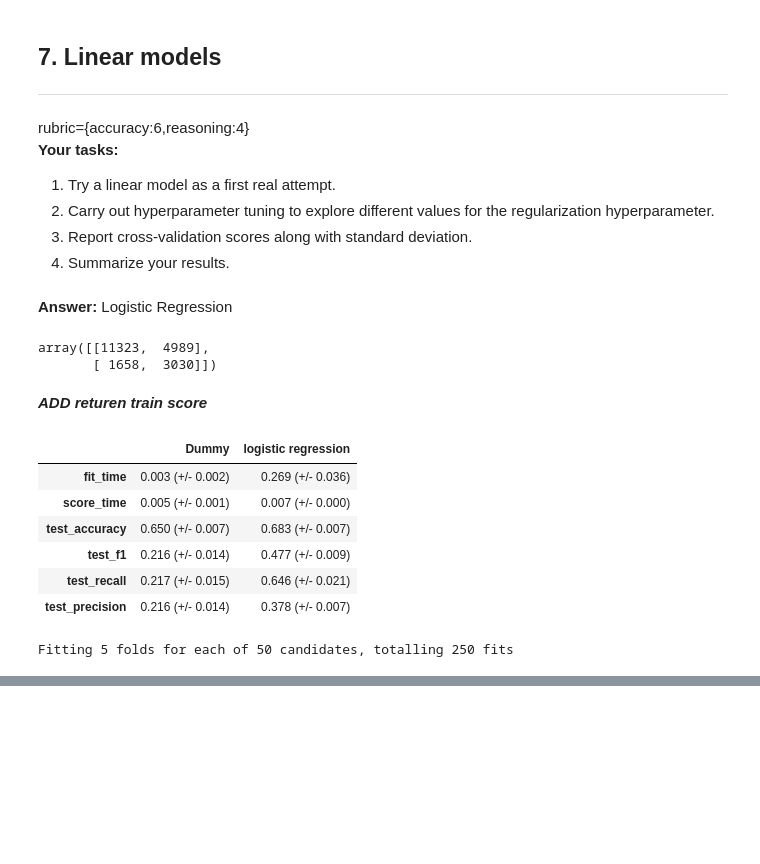
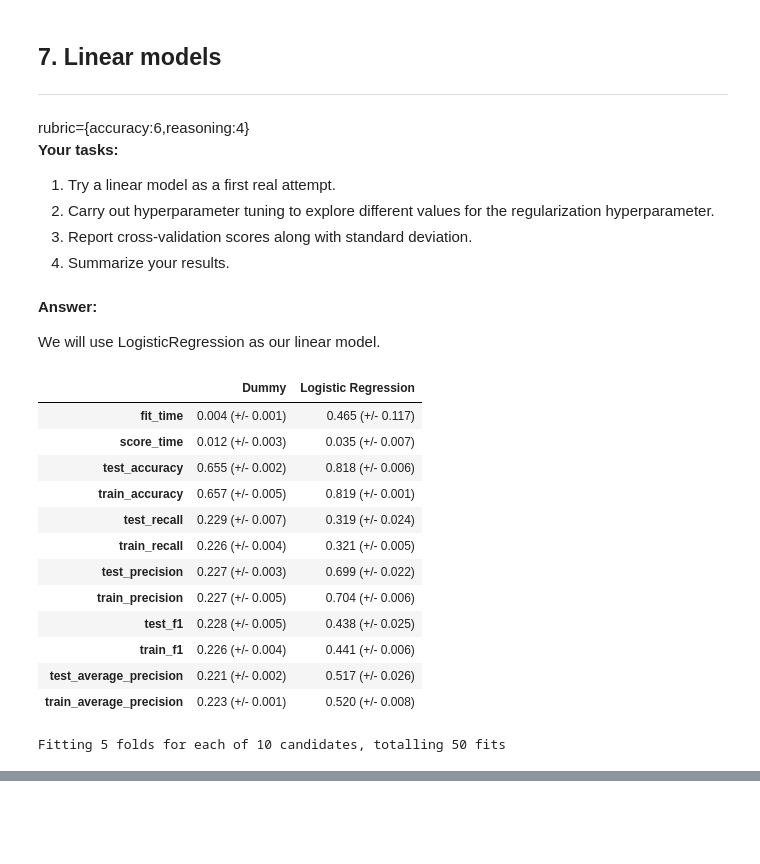
Before and after one commit to nobbynguyen/573Lab4_Classification_Group-GSN, a Jupyter notebook: lab4.ipynb, the cells around one changed output, grey strips where cells are left out. Drawn from its saved outputs; the diff is of its cells as text; code cells hidden in the pictures; blank space fills up the shorter version.

```diff
--- a/lab4.ipynb
+++ b/lab4.ipynb
@@ -560,5 +548,3 @@ rubric={accuracy:6,reasoning:4}
 2. Carry out hyperparameter tuning to explore different values for the regularization hyperparameter.
 3. Report cross-validation scores along with standard deviation.
 4. Summarize your results.
-# %% [markdown]
-**Answer:** Logistic Regression
@@ -569,41 +551,52 @@ pipe_lr = make_pipeline(
-# %%
-from sklearn.model_selection import cross_val_predict
-
-confusion_matrix(y_train, cross_val_predict(pipe_lr, X_train, y_train))
-# %% [output]
-array([[11323,  4989],
-       [ 1658,  3030]])
-# %% [markdown]
-***ADD returen train score***
-# %%
-results["logistic regression"] = mean_std_cross_val_scores(
-    pipe_lr, X_train, y_train, scoring=scoring
-)
-# %%
-pd.DataFrame(results)
-# %% [output]
-|  | Dummy | logistic regression |
-| fit_time | 0.003 (+/- 0.002) | 0.269 (+/- 0.036) |
-| score_time | 0.005 (+/- 0.001) | 0.007 (+/- 0.000) |
-| test_accuracy | 0.650 (+/- 0.007) | 0.683 (+/- 0.007) |
-| test_f1 | 0.216 (+/- 0.014) | 0.477 (+/- 0.009) |
-| test_recall | 0.217 (+/- 0.015) | 0.646 (+/- 0.021) |
-| test_precision | 0.216 (+/- 0.014) | 0.378 (+/- 0.007) |
+# %% [markdown]
+**Answer:**
+
+We will use LogisticRegression as our linear model.
+# %%
+# 1. Run logistic regression without any hyperparameter optimization
+
+pipe_lr = make_pipeline(
+    preprocessor, LogisticRegression(max_iter=1000, random_state=123)
+)
+results["Logistic Regression"] = mean_std_cross_val_scores(
+    pipe_lr, X_train, y_train, return_train_score=True, scoring=scoring
+)
+pd.DataFrame(results)
+# %% [output]
+|  | Dummy | Logistic Regression |
+| fit_time | 0.004 (+/- 0.001) | 0.465 (+/- 0.117) |
+| score_time | 0.012 (+/- 0.003) | 0.035 (+/- 0.007) |
+| test_accuracy | 0.655 (+/- 0.002) | 0.818 (+/- 0.006) |
+| train_accuracy | 0.657 (+/- 0.005) | 0.819 (+/- 0.001) |
+| test_recall | 0.229 (+/- 0.007) | 0.319 (+/- 0.024) |
+| train_recall | 0.226 (+/- 0.004) | 0.321 (+/- 0.005) |
+| test_precision | 0.227 (+/- 0.003) | 0.699 (+/- 0.022) |
+| train_precision | 0.227 (+/- 0.005) | 0.704 (+/- 0.006) |
+| test_f1 | 0.228 (+/- 0.005) | 0.438 (+/- 0.025) |
+| train_f1 | 0.226 (+/- 0.004) | 0.441 (+/- 0.006) |
+| test_average_precision | 0.221 (+/- 0.002) | 0.517 (+/- 0.026) |
+| train_average_precision | 0.223 (+/- 0.001) | 0.520 (+/- 0.008) |
 # %%
+# 2. Carry out hyperparameter optimization
+
 from sklearn.model_selection import RandomizedSearchCV
-from scipy.stats import lognorm, loguniform
-param_dist = {"logisticregression__C": loguniform(1e-3, 1e3)}
-search = RandomizedSearchCV(
+from scipy.stats import loguniform
+
+param_dist_lr = {
+    "logisticregression__C": loguniform(1e-3, 1e3),
+    "logisticregression__class_weight": ["balanced", None]
+}
+
+search_lr = RandomizedSearchCV(
     pipe_lr,
-    param_dist,
+    param_dist_lr,
     verbose=1,
     n_jobs=-1,
-    n_iter=50,
     return_train_score=True,
     scoring="f1",
     random_state=123,
 )
+
+search_lr.fit(X_train, y_train);
+# %% [output]
+Fitting 5 folds for each of 10 candidates, totalling 50 fits
-# %%
-search.fit(X_train, y_train);
-# %% [output]
-Fitting 5 folds for each of 50 candidates, totalling 250 fits
```
Also changed, not shown: parts of 16 cells of this notebook.
